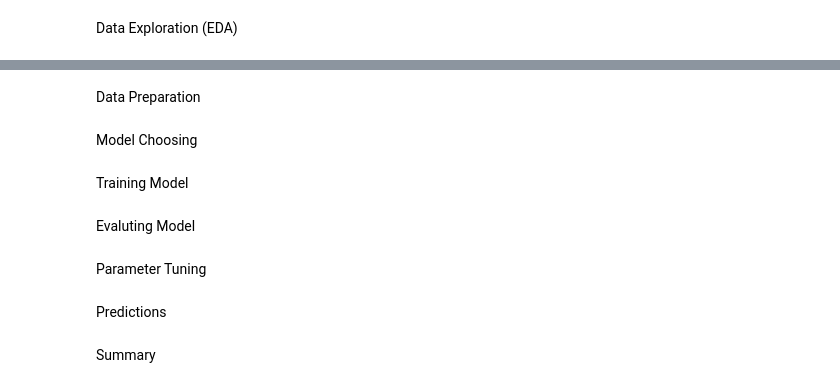
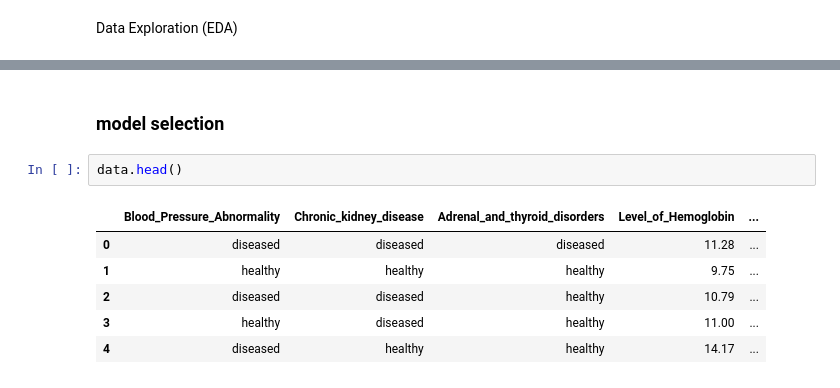
Before and after one commit to DaLuSt/DSLS-DS3-Machine-learning, a Jupyter notebook: Supervised-learning/Supervisedlearning_Assingment_DaanSteur_379943_DSLS.ipynb, the cells around one changed output, grey strips where cells are left out. Saved outputs shown, nothing was run; the diff lists cells and outputs as text.

```diff
--- a/Supervised-learning/Supervisedlearning_Assingment_DaanSteur_379943_DSLS.ipynb
+++ b/Supervised-learning/Supervisedlearning_Assingment_DaanSteur_379943_DSLS.ipynb
@@ -160,14 +170,11 @@ sns.heatmap(corr_matrix, annot=True, annot_kws={"size": 12}, square=True, mask=m
-# %% [markdown]
-Data Preparation
-# %% [markdown]
-Model Choosing
-# %% [markdown]
-Training Model
-# %% [markdown]
-Evaluting Model
-# %% [markdown]
-Parameter Tuning
-# %% [markdown]
-Predictions
-# %% [markdown]
-Summary
+# %% [markdown]
+### model selection
+# %%
+data.head()
+# %% [output]
+|  | Blood_Pressure_Abnormality | Chronic_kidney_disease | Adrenal_and_thyroid_disorders | Level_of_Hemoglobin | ... |
+| 0 | diseased | diseased | diseased | 11.28 | ... |
+| 1 | healthy | healthy | healthy | 9.75 | ... |
+| 2 | diseased | diseased | healthy | 10.79 | ... |
+| 3 | healthy | diseased | healthy | 11.00 | ... |
+| 4 | diseased | healthy | healthy | 14.17 | ... |
```
Also changed, not shown: parts of 14 cells of this notebook.
